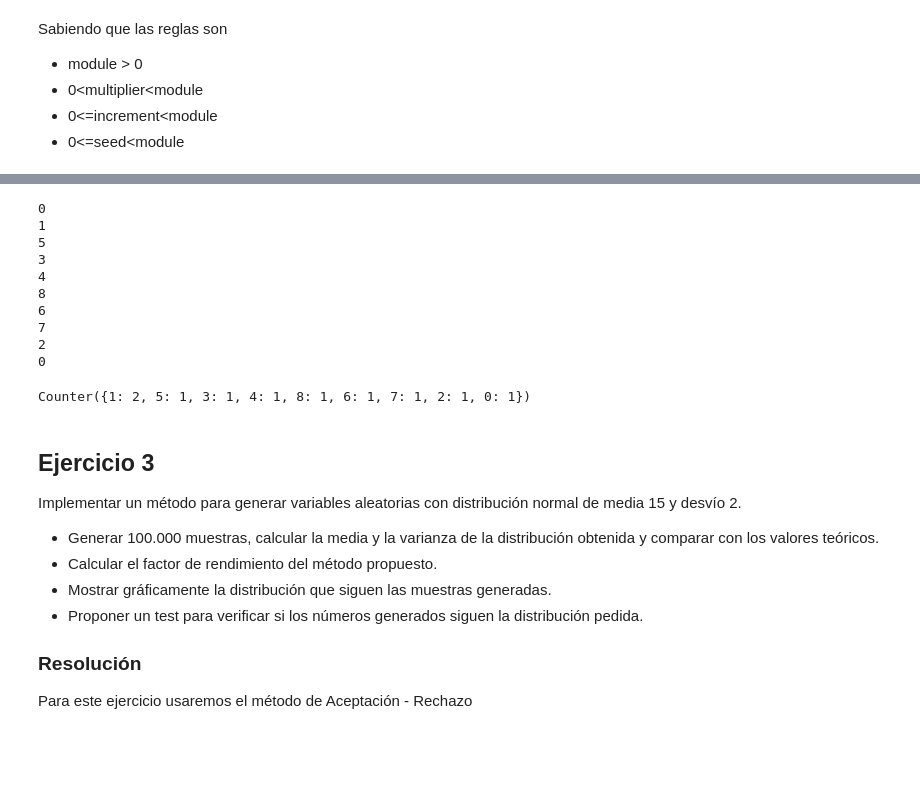
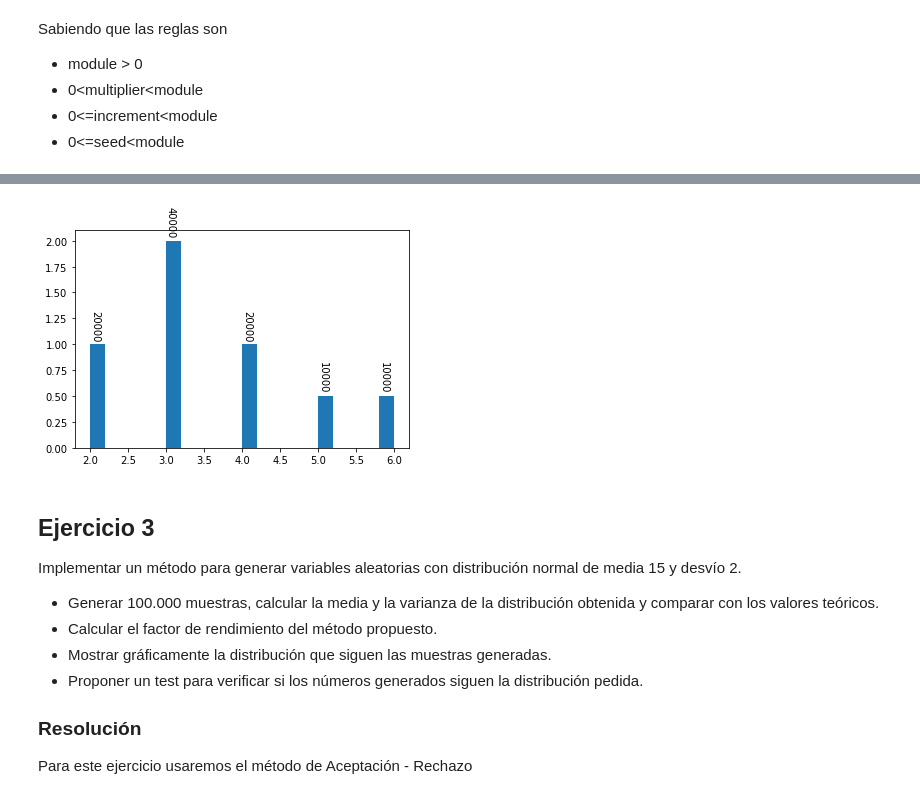
Before and after one commit to yuquimura/TP1-75.26, a Jupyter notebook: src/notebooks/TP1.ipynb, the cells around one changed output, grey strips where cells are left out. Saved outputs shown, nothing was run; the diff lists cells and outputs as text; code cells hidden in the pictures; blank space fills up the shorter version.

```diff
--- a/src/notebooks/TP1.ipynb
+++ b/src/notebooks/TP1.ipynb
@@ -136,18 +190,9 @@ No se encontraron valores acorde
 # %%
-glc = GLC(module=9, multiplier=4, seed=0, increment=1)
-glc.create_counter(10)
+glc = GLC(module=260, multiplier=1013904223, seed=97174, increment=10)
+data = glc.calculate_multiple_random_with_range(100000, 2, 7)
+glc.plot_counter(data)
 # %% [output]
-0
-1
-5
-3
-4
-8
-6
-7
-2
-0
-Counter({1: 2, 5: 1, 3: 1, 4: 1, 8: 1, 6: 1, 7: 1, 2: 1, 0: 1})
+[figure, added]
 # %% [markdown]
 ## Ejercicio 3
 
```
Also changed, not shown: parts of 13 cells of this notebook, 2 other files.
